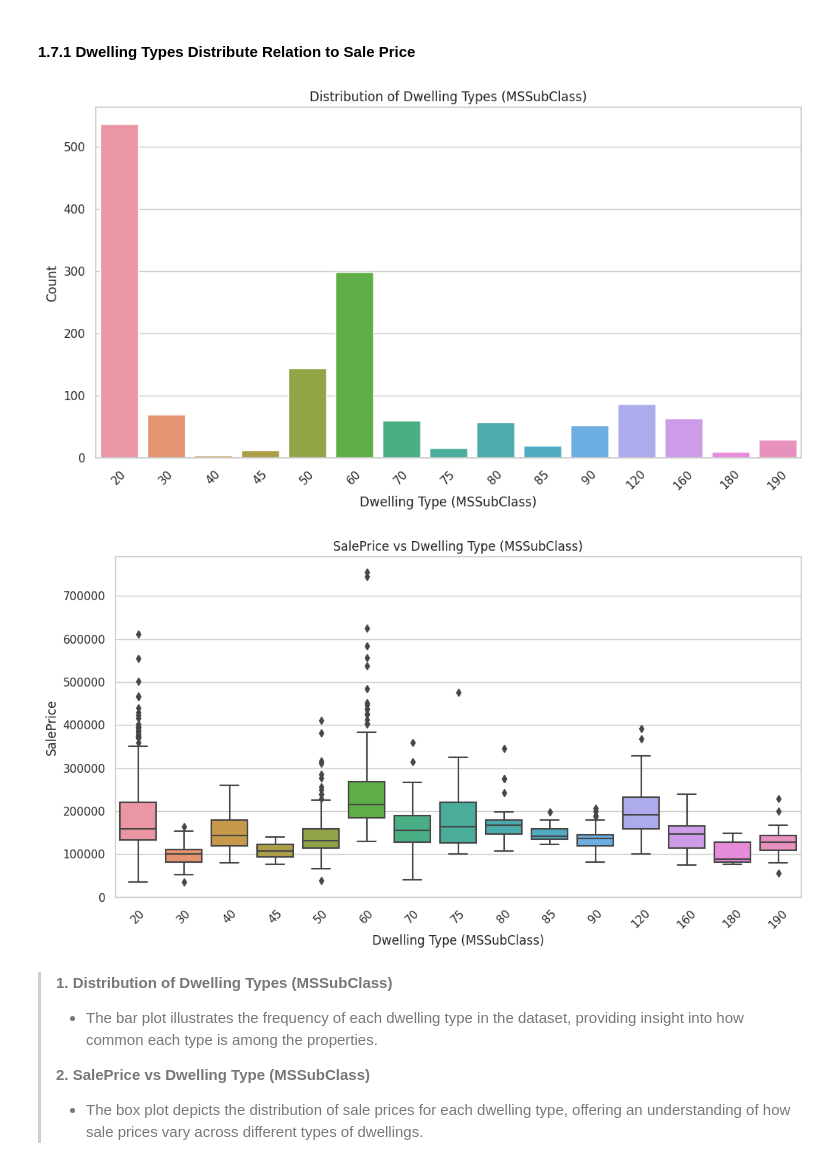
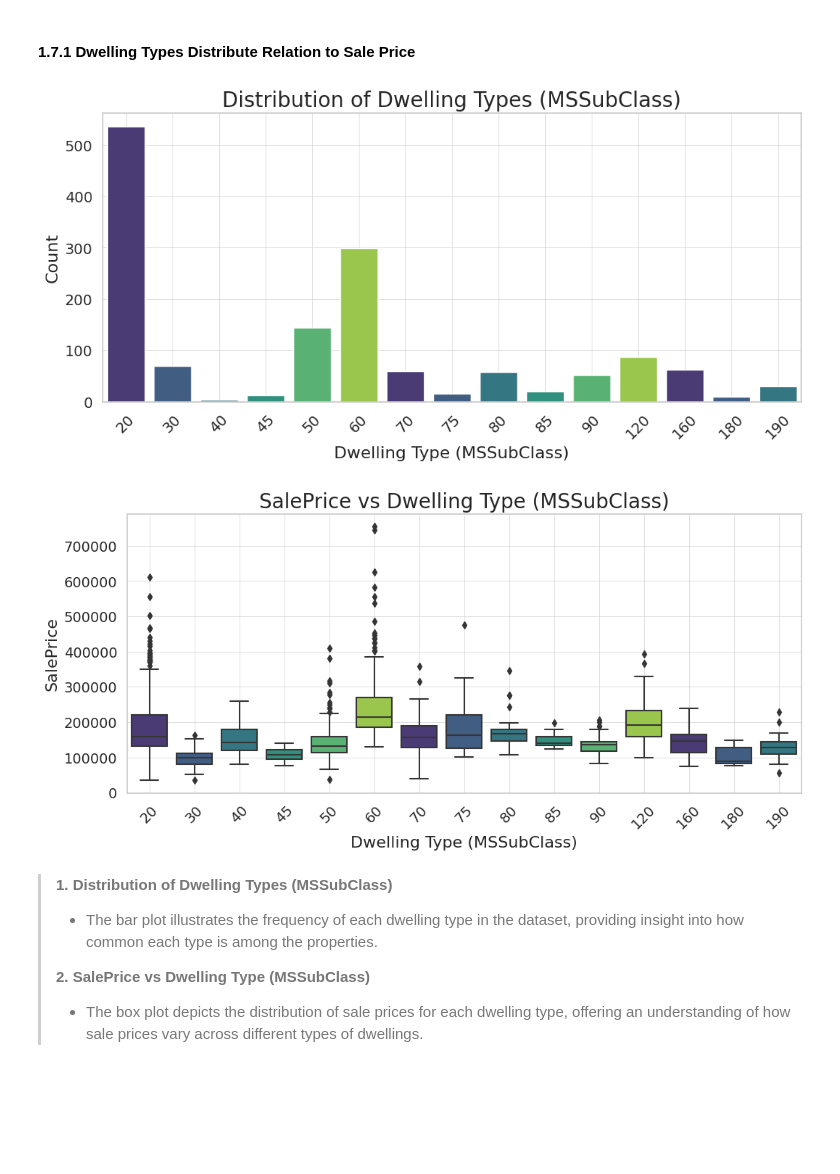
Before and after one commit to rishav21r/House-Prices---Advanced-Regression-Techniques, a Jupyter notebook: house_prices_advanced_regression.ipynb, the cells around one changed output. Saved outputs shown, nothing was run; the diff lists cells and outputs as text; code cells hidden in the pictures; blank space fills up the shorter version.

```diff
--- a/house_prices_advanced_regression.ipynb
+++ b/house_prices_advanced_regression.ipynb
@@ -406,32 +406,36 @@ qq_fig.show()
 # %% [markdown]
 #### 1.7.1 Dwelling Types Distribute Relation to Sale Price
 # %%
-import matplotlib.pyplot as plt
-import seaborn as sns
-
 # Set the aesthetics for the plots
 sns.set(style="whitegrid")
 
+# Customize the color palette and figure style
+palette = sns.color_palette("viridis")
+
 # Bar plot for MSSubClass distribution
-plt.figure(figsize=(12, 6))
-sns.countplot(x='MSSubClass', data=train_df)
-plt.title('Distribution of Dwelling Types (MSSubClass)')
-plt.xlabel('Dwelling Type (MSSubClass)')
-plt.ylabel('Count')
-plt.xticks(rotation=45)
+plt.figure(figsize=(12, 5))
+sns.countplot(x='MSSubClass', data=train_df, palette=palette)
+plt.title('Distribution of Dwelling Types (MSSubClass)', fontsize=20)
+plt.xlabel('Dwelling Type (MSSubClass)', fontsize=16)
+plt.ylabel('Count', fontsize=16)
+plt.xticks(rotation=45, fontsize=14)
+plt.yticks(fontsize=14)
+plt.grid(color='lightgray', linestyle='-', linewidth=0.5)
 plt.show()
 
 # Box plot for MSSubClass vs SalePrice
-plt.figure(figsize=(12, 6))
-sns.boxplot(x='MSSubClass', y='SalePrice', data=train_df)
-plt.title('SalePrice vs Dwelling Type (MSSubClass)')
-plt.xlabel('Dwelling Type (MSSubClass)')
-plt.ylabel('SalePrice')
-plt.xticks(rotation=45)
+plt.figure(figsize=(12, 5))
+sns.boxplot(x='MSSubClass', y='SalePrice', data=train_df, palette=palette)
+plt.title('SalePrice vs Dwelling Type (MSSubClass)', fontsize=20)
+plt.xlabel('Dwelling Type (MSSubClass)', fontsize=16)
+plt.ylabel('SalePrice', fontsize=16)
+plt.xticks(rotation=45, fontsize=14)
+plt.yticks(fontsize=14)
+plt.grid(color='lightgray', linestyle='-', linewidth=0.5)
 plt.show()
 # %% [output]
-[figure, old version]
+[figure, new version]
-[figure, old version]
+[figure, new version]
 # %% [markdown]
 >**1. Distribution of Dwelling Types (MSSubClass)**
 >- The bar plot illustrates the frequency of each dwelling type in the dataset, providing insight into how common each type is among the properties.
```
